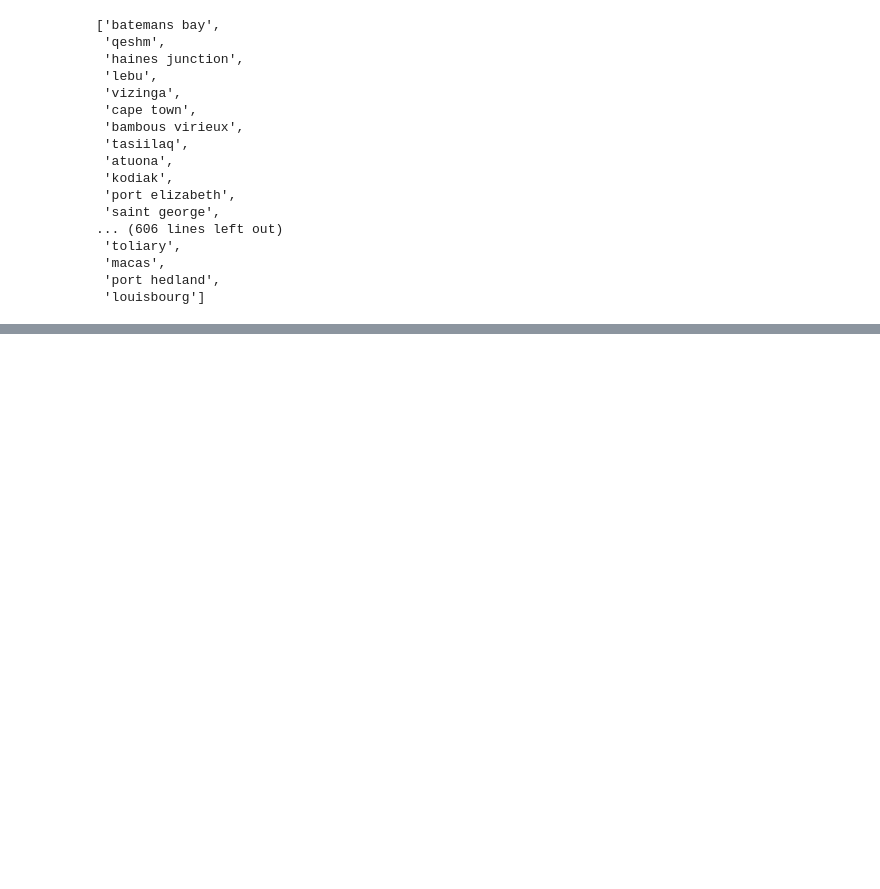
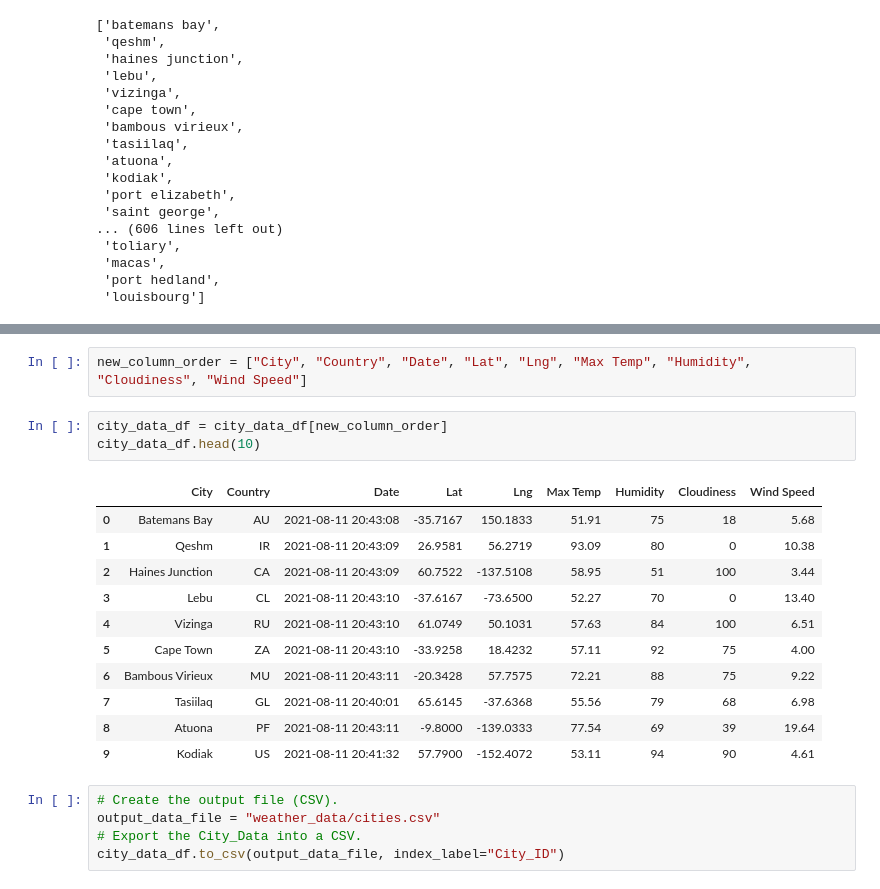
Before and after one commit to JGGall/World_Weather_Analysis, a Jupyter notebook: WeatherPy.ipynb, the cells around one changed output, grey strips where cells are left out. Cells and saved outputs as stored; diff of their text form; blank space fills up the shorter version.

Commit message:
Weather update

```diff
--- a/WeatherPy.ipynb
+++ b/WeatherPy.ipynb
@@ -175,0 +186,22 @@ city_data_df.head(10)
+# %%
+new_column_order = ["City", "Country", "Date", "Lat", "Lng", "Max Temp", "Humidity", "Cloudiness", "Wind Speed"]
+# %%
+city_data_df = city_data_df[new_column_order]
+city_data_df.head(10)
+# %% [output]
+|  | City | Country | Date | Lat | Lng | Max Temp | Humidity | Cloudiness | Wind Speed |
+| 0 | Batemans Bay | AU | 2021-08-11 20:43:08 | -35.7167 | 150.1833 | 51.91 | 75 | 18 | 5.68 |
+| 1 | Qeshm | IR | 2021-08-11 20:43:09 | 26.9581 | 56.2719 | 93.09 | 80 | 0 | 10.38 |
+| 2 | Haines Junction | CA | 2021-08-11 20:43:09 | 60.7522 | -137.5108 | 58.95 | 51 | 100 | 3.44 |
+| 3 | Lebu | CL | 2021-08-11 20:43:10 | -37.6167 | -73.6500 | 52.27 | 70 | 0 | 13.40 |
+| 4 | Vizinga | RU | 2021-08-11 20:43:10 | 61.0749 | 50.1031 | 57.63 | 84 | 100 | 6.51 |
+| 5 | Cape Town | ZA | 2021-08-11 20:43:10 | -33.9258 | 18.4232 | 57.11 | 92 | 75 | 4.00 |
+| 6 | Bambous Virieux | MU | 2021-08-11 20:43:11 | -20.3428 | 57.7575 | 72.21 | 88 | 75 | 9.22 |
+| 7 | Tasiilaq | GL | 2021-08-11 20:40:01 | 65.6145 | -37.6368 | 55.56 | 79 | 68 | 6.98 |
+| 8 | Atuona | PF | 2021-08-11 20:43:11 | -9.8000 | -139.0333 | 77.54 | 69 | 39 | 19.64 |
+| 9 | Kodiak | US | 2021-08-11 20:41:32 | 57.7900 | -152.4072 | 53.11 | 94 | 90 | 4.61 |
+# %%
+# Create the output file (CSV).
+output_data_file = "weather_data/cities.csv"
+# Export the City_Data into a CSV.
+city_data_df.to_csv(output_data_file, index_label="City_ID")
```
Also changed, not shown: parts of 4 cells of this notebook, 2 other files.
